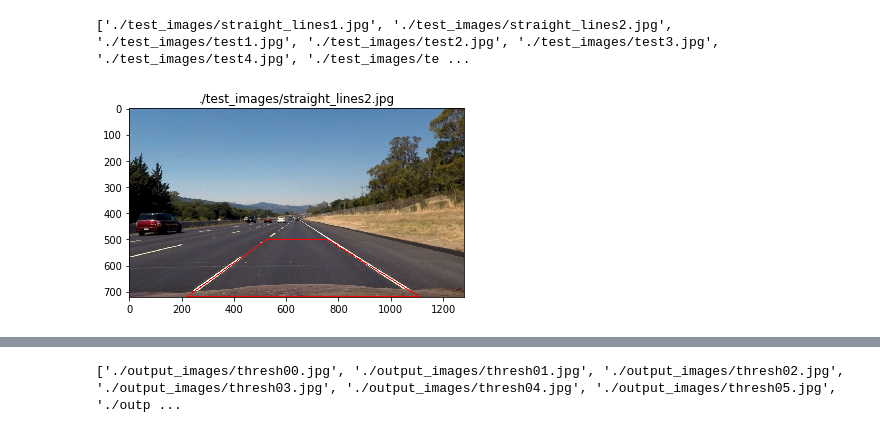
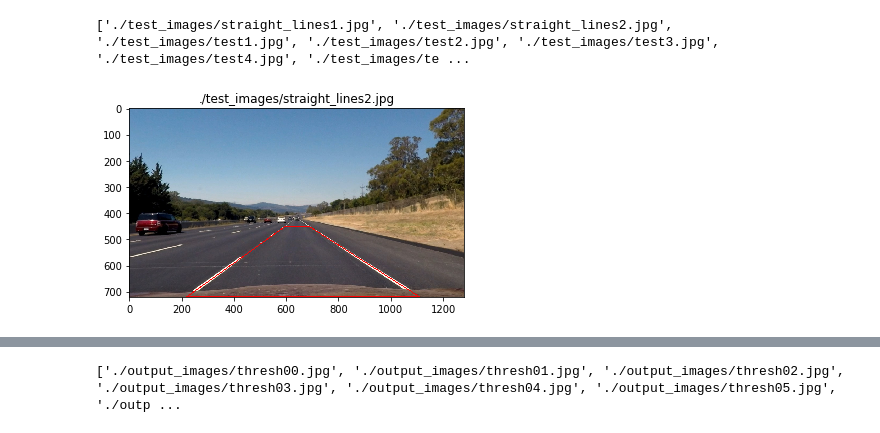
Before and after one commit to waterwheel31/SD_advanced_lane_finding, a Jupyter notebook: Advanced_Lane_Line_Detection.ipynb, the cells around one changed output, grey strips where cells are left out. Drawn from its saved outputs; the diff is of its cells as text; code cells hidden in the pictures.

```diff
--- a/Advanced_Lane_Line_Detection.ipynb
+++ b/Advanced_Lane_Line_Detection.ipynb
@@ -230,29 +229,29 @@ print(images)
 # %%
 # Manually set the source area
 
 fname = images[1]
 img = plt.imread(fname).copy()
 img = cv2.undistort(img, mtx, dist, None, mtx)
 
 clr = [255, 0, 0]
 width = 2
 
-pos1 = (527, 500)  #  (597, 450)
-pos2 = (757, 500)  # (687, 450)
+pos1 = (597, 450)  #  (597, 450)   (527, 500)
+pos2 = (687, 450)  # (687, 450) (757, 500)
 pos3 = (1110, 719)
 pos4 = (220, 719)
 
 
 cv2.line(img, pos1, pos2, clr, width)
 cv2.line(img, pos2, pos3, clr, width)
 cv2.line(img, pos3, pos4, clr, width)
 cv2.line(img, pos4, pos1, clr, width)
 
 plt.figure()
 plt.title(fname)
 fig = plt.imshow(img)
 # %% [output]
-[figure, old version]
+[figure, new version]
 # %%
 def perspective(img):
 
```
Also changed, not shown: parts of 12 cells of this notebook, 18 other files.
